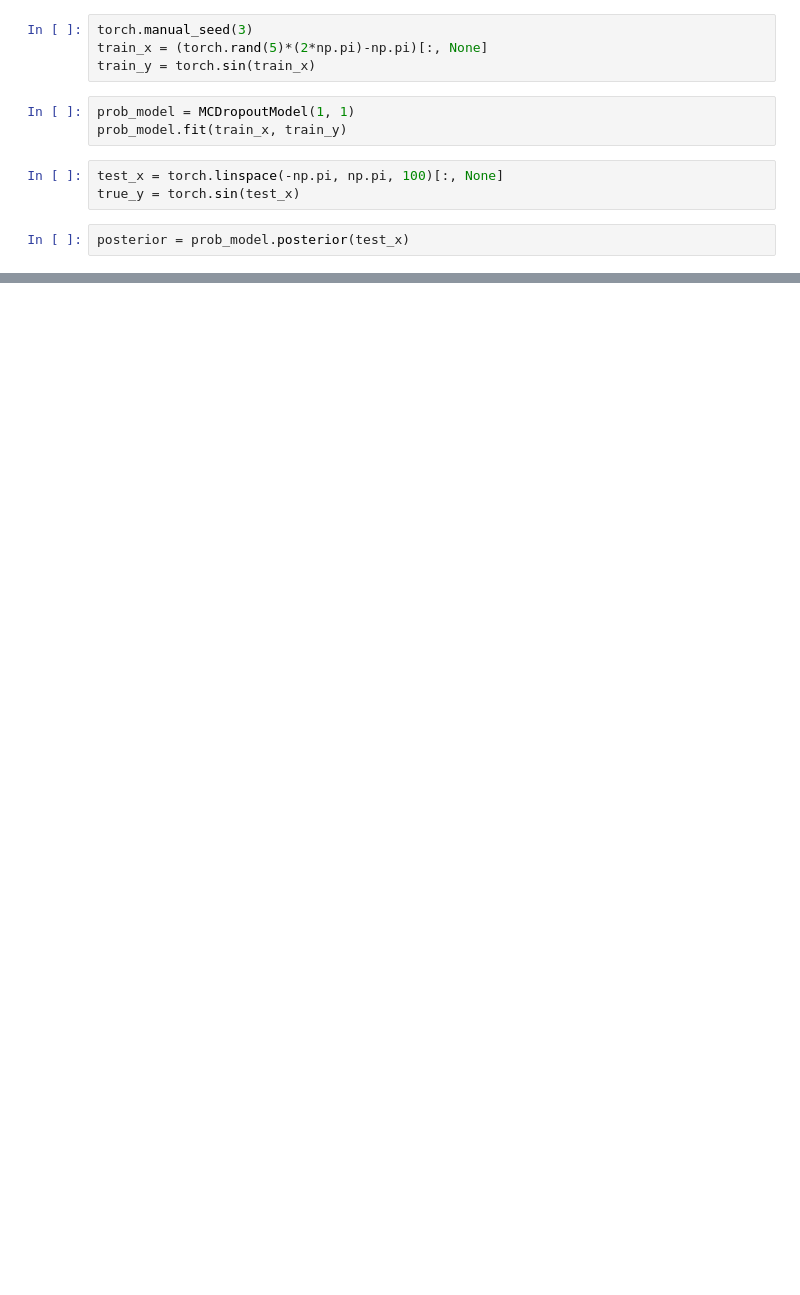
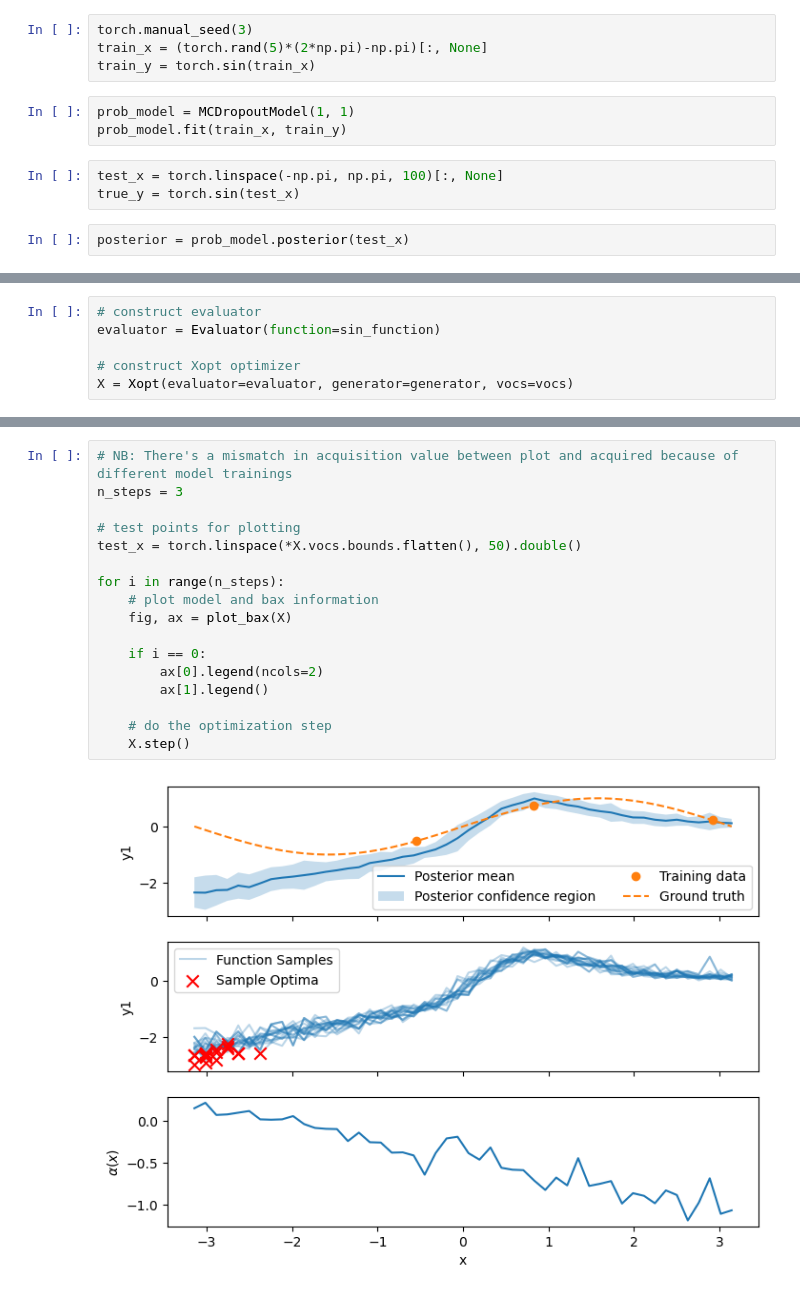
Before and after one commit to xopt-org/bax_algorithms, a Jupyter notebook: NN BoTorch Model.ipynb, the cells around one changed output, grey strips where cells are left out. Drawn from its saved outputs; the diff is of its cells as text; blank space fills up the shorter version.

Commit message:
Move meat over to Xopt, running example

```diff
--- a/NN BoTorch Model.ipynb
+++ b/NN BoTorch Model.ipynb
@@ -136,0 +72,6 @@ plt.fill_between(test_x.flatten(), mean_cond-2*std_cond, mean_cond+2*std_cond, f
+# %%
+# construct evaluator
+evaluator = Evaluator(function=sin_function)
+
+# construct Xopt optimizer
+X = Xopt(evaluator=evaluator, generator=generator, vocs=vocs)
@@ -136,0 +152,19 @@ plt.fill_between(test_x.flatten(), mean_cond-2*std_cond, mean_cond+2*std_cond, f
+# %%
+# NB: There's a mismatch in acquisition value between plot and acquired because of different model trainings
+n_steps = 3
+
+# test points for plotting
+test_x = torch.linspace(*X.vocs.bounds.flatten(), 50).double()
+
+for i in range(n_steps):
+    # plot model and bax information
+    fig, ax = plot_bax(X)
+
+    if i == 0:
+        ax[0].legend(ncols=2)
+        ax[1].legend()
+
+    # do the optimization step
+    X.step()
+# %% [output]
+[figure, added]
```
Also changed, not shown: parts of 15 cells of this notebook.
